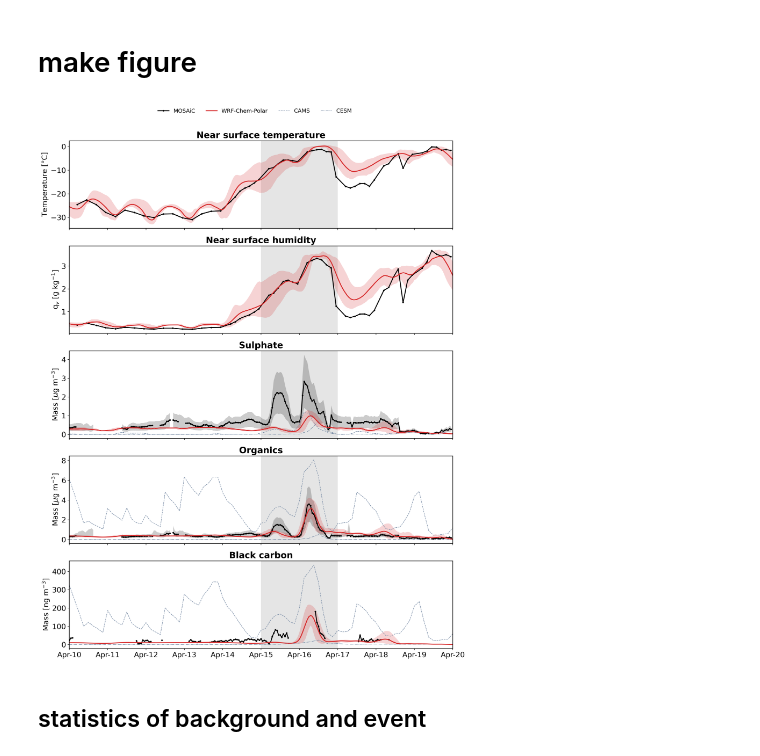
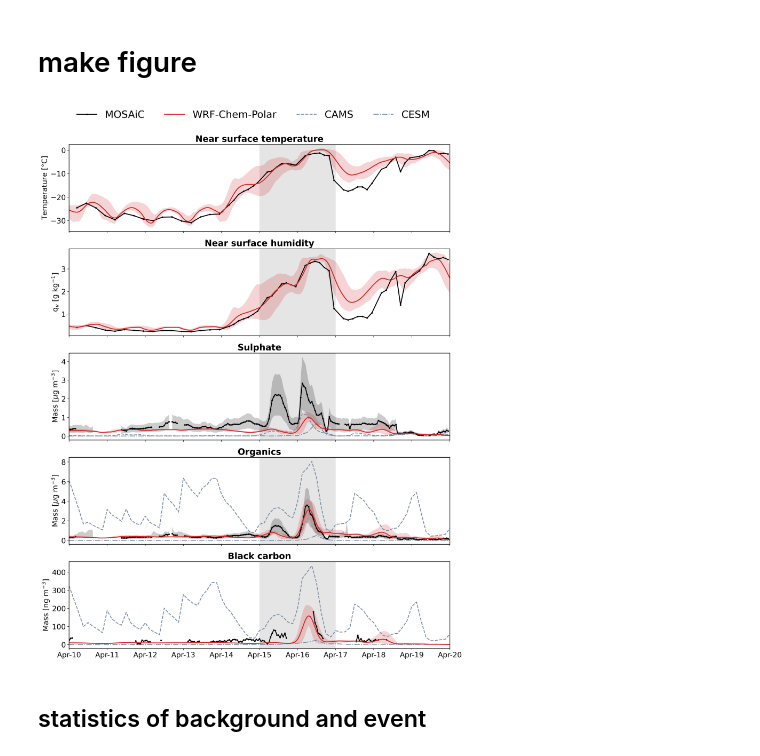
Before and after one commit to ruthprice/mosaic-wai-wrf-chem, a Jupyter notebook: notebooks/figure-4-mosaic-time-series.ipynb, the cells around one changed output. Drawn from its saved outputs; the diff is of its cells as text; code cells hidden in the pictures.

```diff
--- a/notebooks/figure-4-mosaic-time-series.ipynb
+++ b/notebooks/figure-4-mosaic-time-series.ipynb
@@ -156,7 +156,7 @@ matplotlib.rcParams["font.size"] = 16.0
 matplotlib.rcParams["lines.linewidth"] = 2.0
 matplotlib.rcParams["axes.linewidth"] = 1.2
 # %%
-alpha, lw, ms = 0.1, 1, 5
+alpha, lw, ms = 0.1, 1.8, 5
 c_input_data = "#7A8DA6"
 
 
@@ -357,36 +357,36 @@ axes[4].plot(
     wrfout_mosaic_mean.bc.isel(bottom_top=0)*1e3,
     c="tab:red",
     label="WRF-Chem-Polar"
 )
 axes[4].fill_between(
     wrfout.Time,
     wrfout_mosaic_min.bc.isel(bottom_top=0)*1e3,
     wrfout_mosaic_max.bc.isel(bottom_top=0)*1e3,
     color="tab:red",
     alpha=0.2,
     edgecolor="None"
 )
 axes[4].set_ylabel("Mass [ng m$^{{-3}}$]")
 axes[4].set_title("Black carbon", weight="bold")
 
 fig.legend(
     ncols=4,
     handles=[lmosaic,lwrf,lcams,lcesm],
     loc="center",
     bbox_to_anchor=(0, 0.9, 1, 0.05),
     edgecolor="None",
     borderaxespad=0.25,
-    fontsize=12
+    fontsize=22
 )
 for ax in axes:
     ax.set_xlim(apr.start, apr.stop)
     ax.xaxis.set_major_formatter(mdates.DateFormatter("%b-%d"))
 for ax in axes[:-1]:
     ax.set_xticklabels([])
 
-plt.savefig(f"figures/figure4.png", bbox_inches="tight")
+plt.savefig(f"../figures/figure4.png", bbox_inches="tight")
 # %% [output]
-[figure, old version]
+[figure, new version]
 # %% [markdown]
 ## statistics of background and event
 # %%
```
Also changed, not shown: parts of 2 cells of this notebook, 2 other files.
